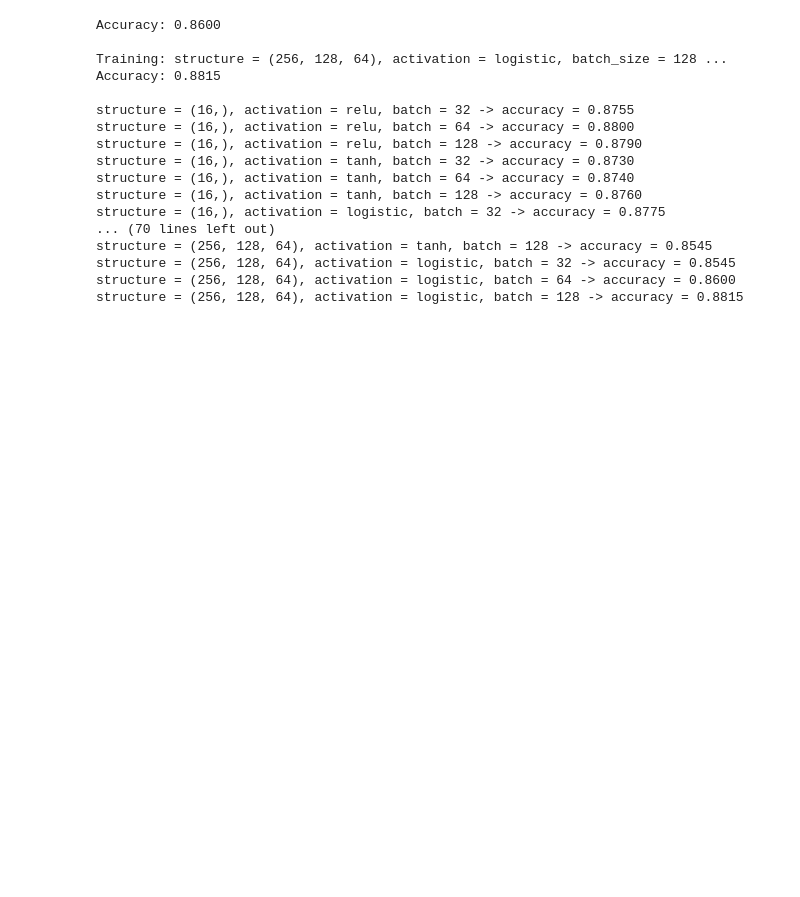
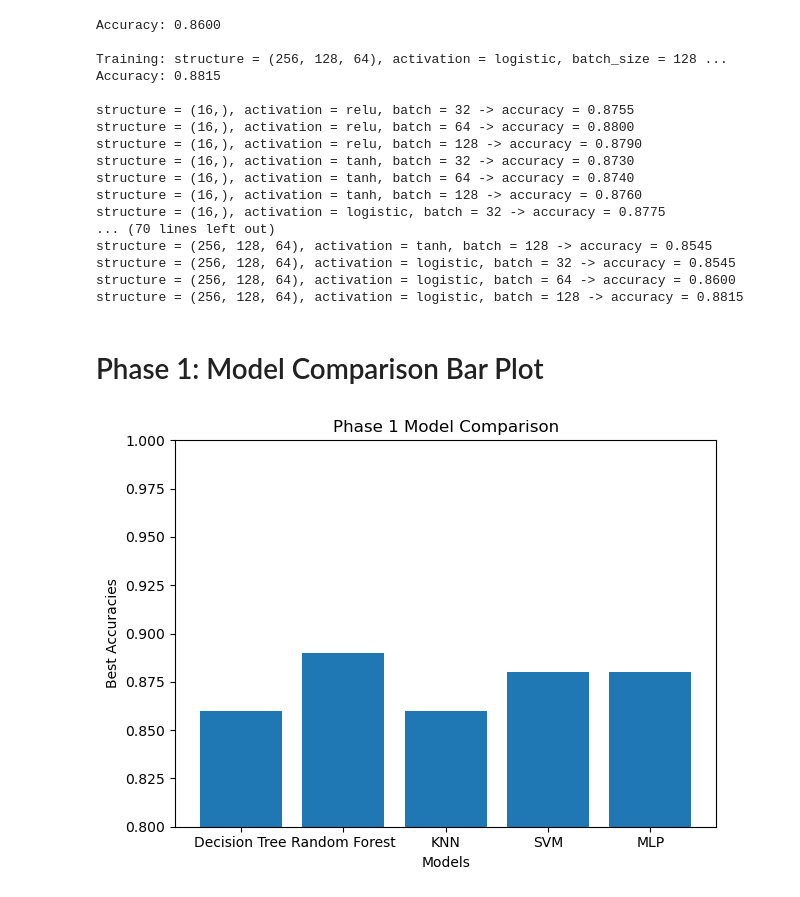
Before and after one commit to ErjonXhani/ai-vs-human-text-detection-INM701, a Jupyter notebook: intro to ai new dataset.ipynb, the cells around one changed output. Drawn from its saved outputs; the diff is of its cells as text; code cells hidden in the pictures; blank space fills up the shorter version.

Commit message:
preparing the final code submission, adding model comparison bar plots

```diff
--- a/intro to ai new dataset.ipynb
+++ b/intro to ai new dataset.ipynb
@@ -788,3 +802,18 @@ structure = (256, 128, 64), activation = tanh, batch = 128 -> accuracy = 0.8545
 structure = (256, 128, 64), activation = logistic, batch = 32 -> accuracy = 0.8545
 structure = (256, 128, 64), activation = logistic, batch = 64 -> accuracy = 0.8600
 structure = (256, 128, 64), activation = logistic, batch = 128 -> accuracy = 0.8815
+# %% [markdown]
+# Phase 1: Model Comparison Bar Plot
+# %%
+phase1_models= ['Decision Tree', 'Random Forest', 'KNN','SVM','MLP']
+best_accuracies=[0.86, 0.89, 0.86, 0.88, 0.88]
+plt.figure()
+plt.bar(phase1_models,best_accuracies)
+plt.title('Phase 1 Model Comparison')
+plt.xlabel('Models')
+plt.ylabel('Best Accuracies')
+plt.ylim(0.8,1)
+plt.tight_layout()
+plt.show()
+# %% [output]
+[figure, added]
```
Also changed, not shown: parts of 17 cells of this notebook, 1 other file.
